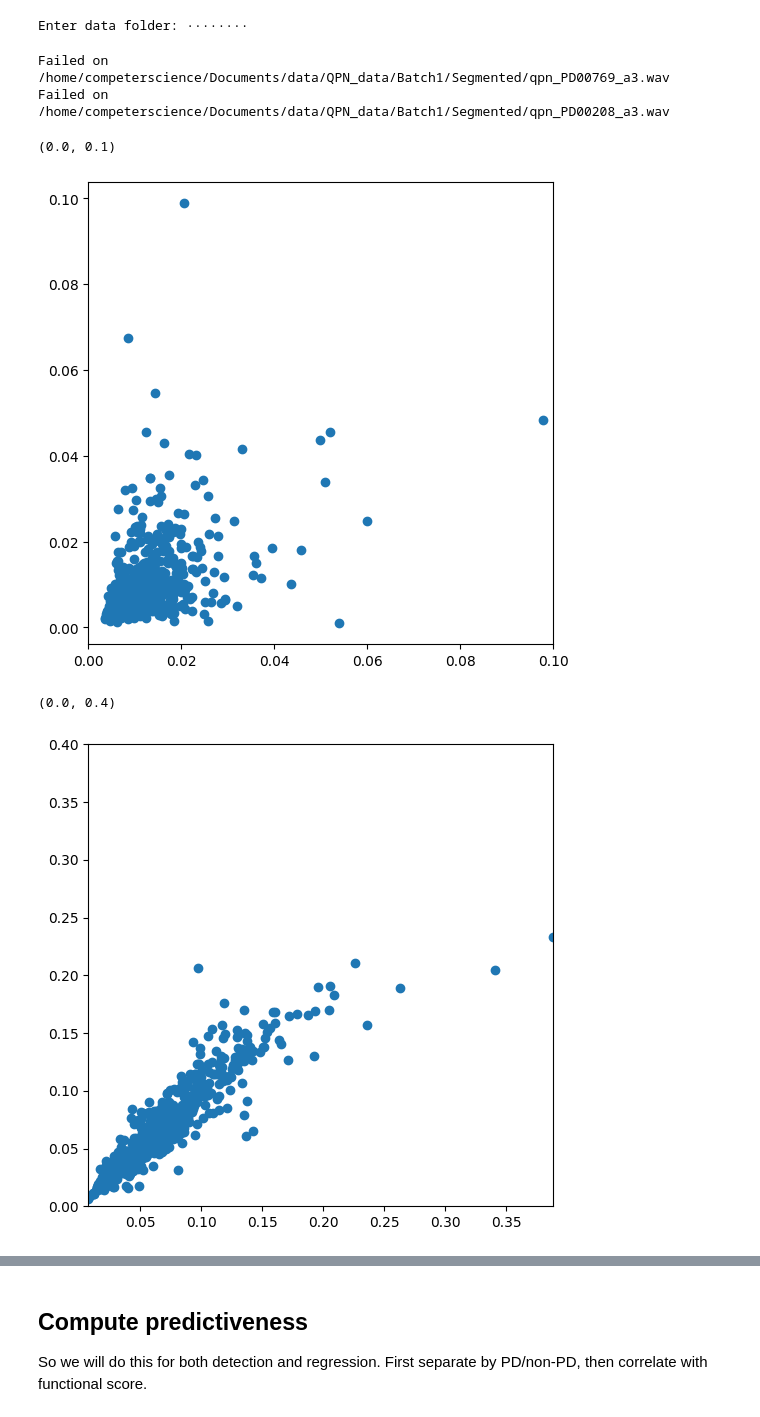
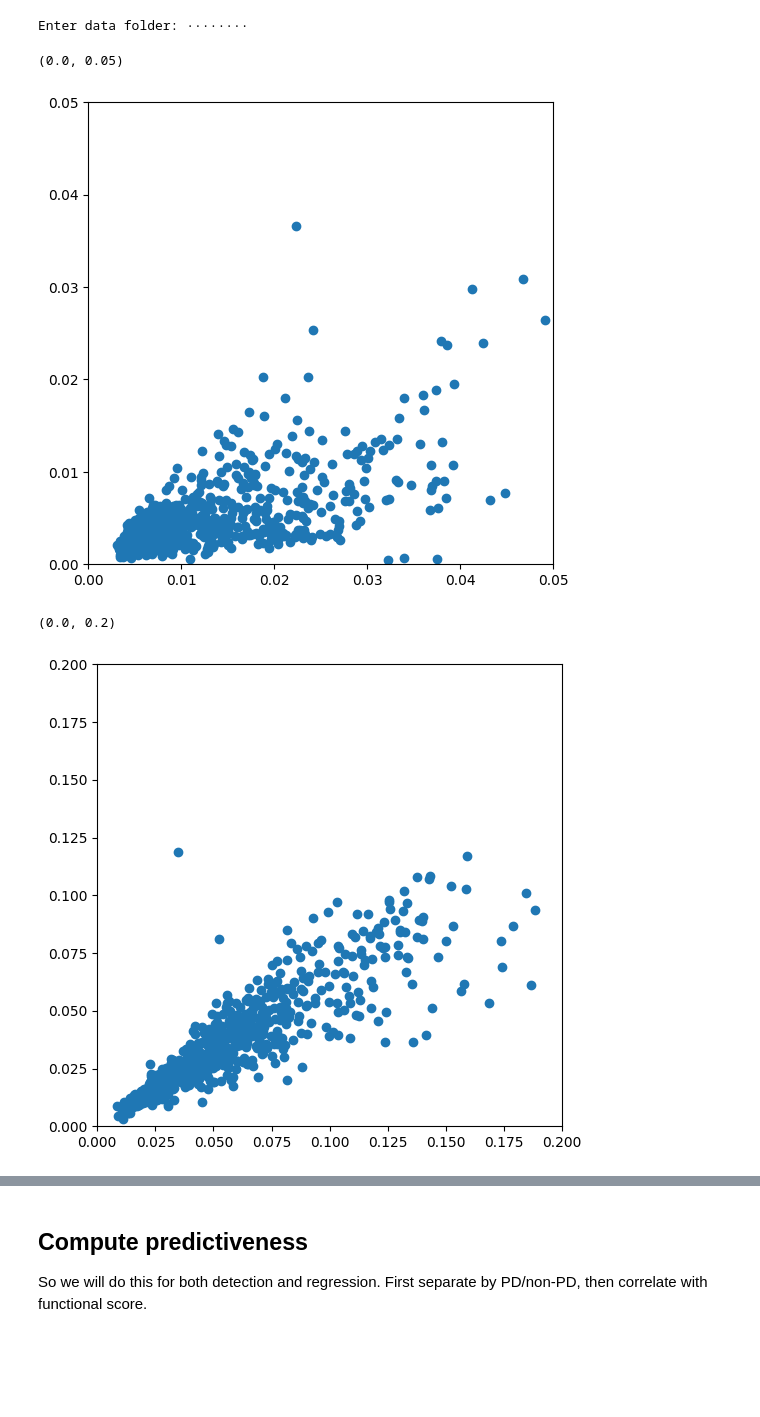
Before and after one commit to pplantinga/ParkinsonSpeechAI, a Jupyter notebook: voice-analysis.ipynb, the cells around one changed output, grey strips where cells are left out. Cells and saved outputs as stored; diff of their text form; code cells hidden in the pictures; blank space fills up the shorter version.

Commit message:
Use latest jitter/shimmer/hnr calculations

```diff
--- a/voice-analysis.ipynb
+++ b/voice-analysis.ipynb
@@ -196,8 +183,8 @@ def compute_praat_features(audio_filename):
     pitch_values = pitch.selected_array['frequency']
     pitch_values[pitch_values==0] = np.nan
 
-    jitter = call(pointProcess, "Get jitter (local)", 0, 0, 0.0001, 0.02, 1.3)
-    shimmer = call([sound, pointProcess], "Get shimmer (local)", 0, 0, 0.0001, 0.02, 1.3, 1.6)
+    jitter = call(pointProcess, "Get jitter (ppq5)", 0, 0, 0.0001, 0.02, 1.3)
+    shimmer = call([sound, pointProcess], "Get shimmer (apq5)", 0, 0, 0.0001, 0.02, 1.3, 1.6)
 
     harmonicity = sound.to_harmonicity()
 
@@ -338,45 +370,67 @@ for filename in glob.glob(data_folder + "/Batch[12]/Segmented/*_a[123].wav"):
         sb_end = time.time()
         pitch_xs, pitch_values, praat_jitter, praat_shimmer, harmonicity = compute_praat_features(filename)
         praat_end = time.time()
-    except RuntimeError:
-        print("Failed on", filename)
-        continue
+    except RuntimeError as e:
+        kbest_lags, autocorrelation_ratio, hnr = autocorrelate(
+            audio, step_samples, window_samples, min_lag_samples, max_lag_samples
+        )
+        jitter, shimmer = compute_periodic_features(audio.squeeze(), kbest_lags[:, 0])
+        voiced = autocorrelation_ratio > 0.4
+        voiced &= jitter < 0.05
+        voiced = neighbor_average(voiced.float(), neighbors=15).round().bool()
+        xs = torch.arange(len(voiced)) * step_size
+        plt.plot(xs, autocorrelation_ratio, color="lightblue")
+        plt.plot(xs, jitter, color="lightgrey")
+        plt.plot(xs, voiced)
+        plt.xlabel("Time [s]")
+        plt.ylabel("Voiced Value")
+        plt.show()
+        print(filename)
+
+        raise e
 
 
-    voiced = torch.nn.functional.pad(voiced, (0, 2)).numpy()
-    voiced = voiced[:len(harmonicity.values.T)]
-    praat_hnr = harmonicity.values.T[voiced].mean()
+    praat_voiced = torch.nn.functional.pad(voiced, (0, 2)).numpy()
+    praat_hnr = harmonicity.values.T
+    praat_voiced = praat_voiced[:len(praat_hnr)]
+    praat_hnr[praat_hnr < 0] = 0
+    praat_hnr_voiced = praat_hnr[praat_voiced].mean()
+    praat_hnr = praat_hnr.mean()
 
     if pid not in samples:
         samples[pid] = {}
 
     samples[pid][trial] = {
+        "intensity": audio.square().mean(),
         "sb_jitter": jitter.mean(),
+        "sb_jitter_voiced": jitter[voiced].mean(),
         "sb_shimmer": shimmer.mean(),
+        "sb_shimmer_voiced": shimmer[voiced].mean(),
         "sb_hnr": hnr.mean(),
+        "sb_hnr_voiced": hnr[voiced].mean(),
         "sb_time": sb_end - start,
         "praat_jitter": praat_jitter,
         "praat_shimmer": praat_shimmer,
         "praat_hnr": praat_hnr,
+        "praat_hnr_voiced": praat_hnr_voiced,
         "praat_time": praat_end - sb_end,
     }
-# %% [output]
-Failed on /home/competerscience/Documents/data/QPN_data/Batch1/Segmented/qpn_PD00769_a3.wav
-Failed on /home/competerscience/Documents/data/QPN_data/Batch1/Segmented/qpn_PD00208_a3.wav
 # %%
 plt.rcParams["figure.figsize"] = (6,6)
 
 def flatten(samples, index):
     return [samples[pid][trial][index] for pid in samples for trial in samples[pid]]
-plt.scatter(flatten(samples, "sb_jitter"), flatten(samples, "praat_jitter"))
-plt.xlim((0, 0.1))
+plt.scatter(flatten(samples, "sb_jitter_voiced"), flatten(samples, "praat_jitter"))
+plt.xlim((0, 0.05))
+plt.ylim((0, 0.05))
 # %% [output]
-(0.0, 0.1)
+(0.0, 0.05)
-[figure, old version]
+[figure, new version]
 # %%
-plt.scatter(flatten(samples, "sb_shimmer"), flatten(samples, "praat_shimmer"))
-plt.ylim((0, 0.4))
+plt.scatter(flatten(samples, "sb_shimmer_voiced"), flatten(samples, "praat_shimmer"))
+plt.ylim((0, 0.2))
+plt.xlim((0, 0.2))
 # %% [output]
-(0.0, 0.4)
+(0.0, 0.2)
-[figure, old version]
+[figure, new version]
 # %%
```
Also changed, not shown: parts of 35 cells of this notebook.
